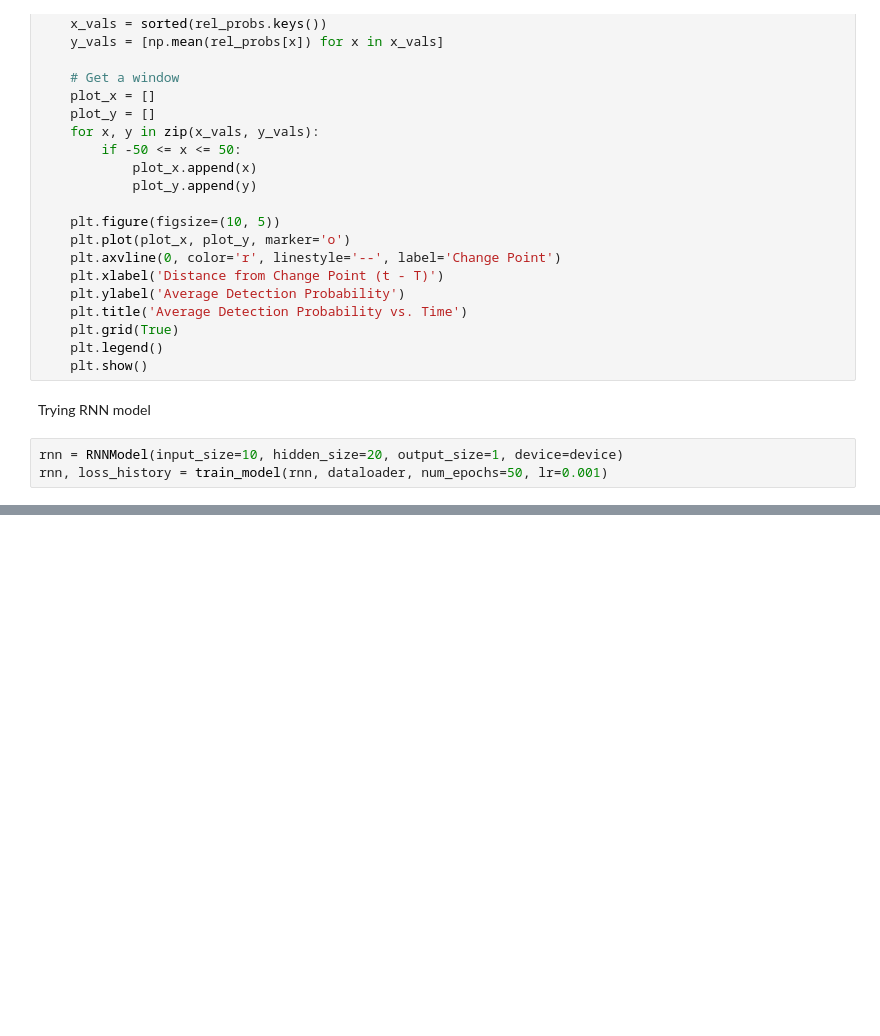
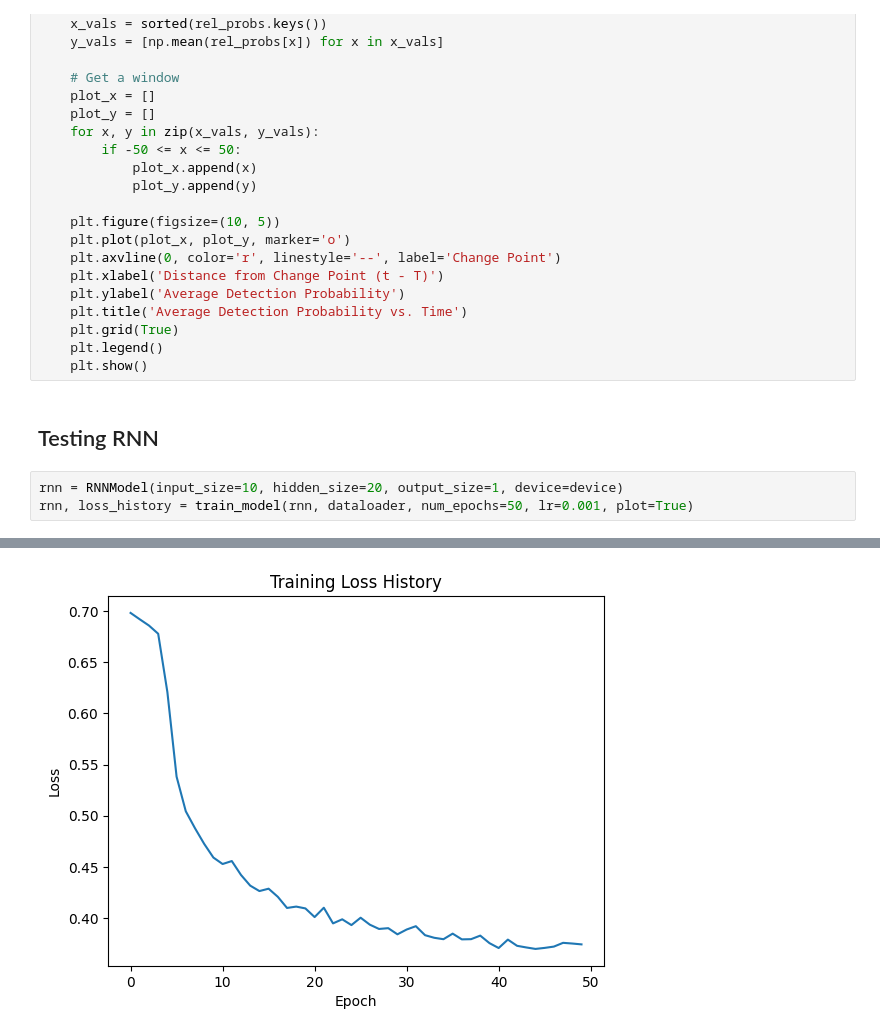
Before and after one commit to yashc73080/CS462-Deep-Learning, a Jupyter notebook: HW3/sequences.ipynb, the cells around one changed output, grey strips where cells are left out. Cells and saved outputs as stored; diff of their text form; blank space fills up the shorter version.

```diff
--- a/HW3/sequences.ipynb
+++ b/HW3/sequences.ipynb
@@ -224,9 +226,9 @@ def evaluate_and_plot_aggregate(model, dataloader, device):
     plt.grid(True)
     plt.legend()
     plt.show()
-# %% [markdown]
-Trying RNN model
+# %% [markdown]
+## Testing RNN
 # %%
 rnn = RNNModel(input_size=10, hidden_size=20, output_size=1, device=device)
-rnn, loss_history = train_model(rnn, dataloader, num_epochs=50, lr=0.001)
+rnn, loss_history = train_model(rnn, dataloader, num_epochs=50, lr=0.001, plot=True)
 # %% [output]
@@ -244,3 +246,4 @@ Epoch 50/50, Loss: 0.6843
+[figure, added]
 # %%
 seq, label, T = dataloader.dataset[0]
 probabilities = get_probabilities(rnn, seq)
```
Also changed, not shown: parts of 13 cells of this notebook.
